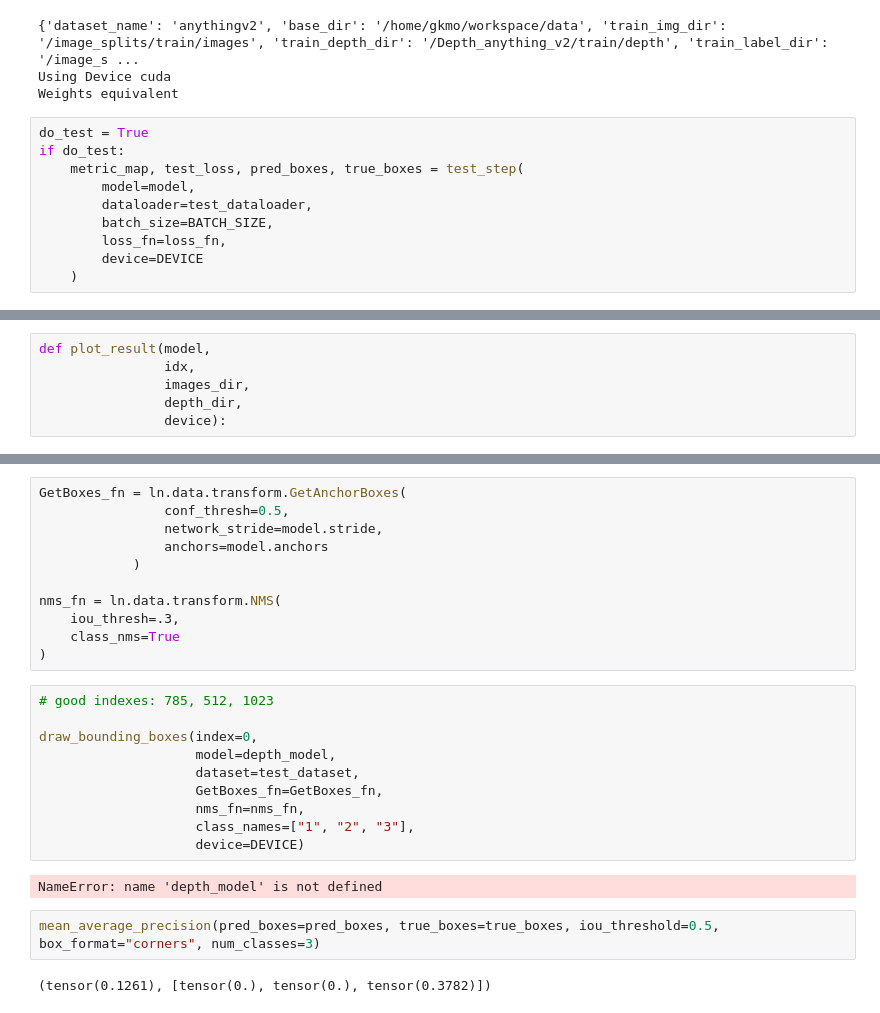
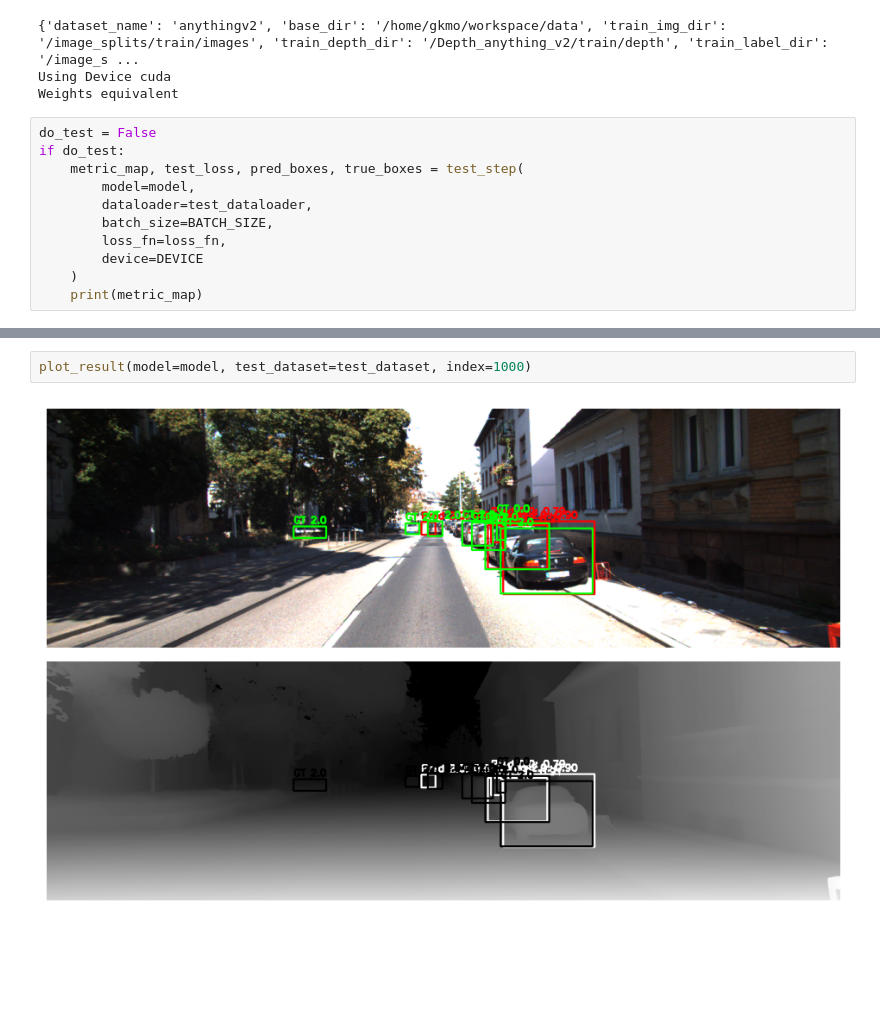
Before and after one commit to gkmocastro/rgbd-yolov2, a Jupyter notebook: test_nb.ipynb, the cells around one changed output, grey strips where cells are left out. Saved outputs shown, nothing was run; the diff lists cells and outputs as text; blank space fills up the shorter version.

Commit message:
show_results function

```diff
--- a/test_nb.ipynb
+++ b/test_nb.ipynb
@@ -76,7 +78,7 @@ test_dataloader = DataLoader(
 Using Device cuda
 Weights equivalent
 # %%
-do_test = True
+do_test = False
 if do_test:
     metric_map, test_loss, pred_boxes, true_boxes = test_step(
         model=model,
@@ -85,3 +87,4 @@ if do_test:
         loss_fn=loss_fn,
         device=DEVICE
     )
+    print(metric_map)
@@ -94,6 +90,0 @@ metric_map
-# %%
-def plot_result(model,
-                idx,
-                images_dir,
-                depth_dir,
-                device):
@@ -311,27 +91,4 @@ def draw_bounding_boxes(index, model, dataset, GetBoxes_fn, nms_fn, class_names,
-# %%
-GetBoxes_fn = ln.data.transform.GetAnchorBoxes(
-                conf_thresh=0.5,
-                network_stride=model.stride,
-                anchors=model.anchors
-            )
-
-nms_fn = ln.data.transform.NMS(
-    iou_thresh=.3,
-    class_nms=True
-)
-# %%
-# good indexes: 785, 512, 1023
-
-draw_bounding_boxes(index=0,
-                    model=depth_model,
-                    dataset=test_dataset,
-                    GetBoxes_fn=GetBoxes_fn,
-                    nms_fn=nms_fn,
-                    class_names=["1", "2", "3"],
-                    device=DEVICE)
-# %% [output]
-NameError: name 'depth_model' is not defined
-# %%
-mean_average_precision(pred_boxes=pred_boxes, true_boxes=true_boxes, iou_threshold=0.5, box_format="corners", num_classes=3)
-# %% [output]
-(tensor(0.1261), [tensor(0.), tensor(0.), tensor(0.3782)])
+# %%
+plot_result(model=model, test_dataset=test_dataset, index=1000)
+# %% [output]
+[figure, added]
```
Also changed, not shown: parts of 19 cells of this notebook, 2 other files.
